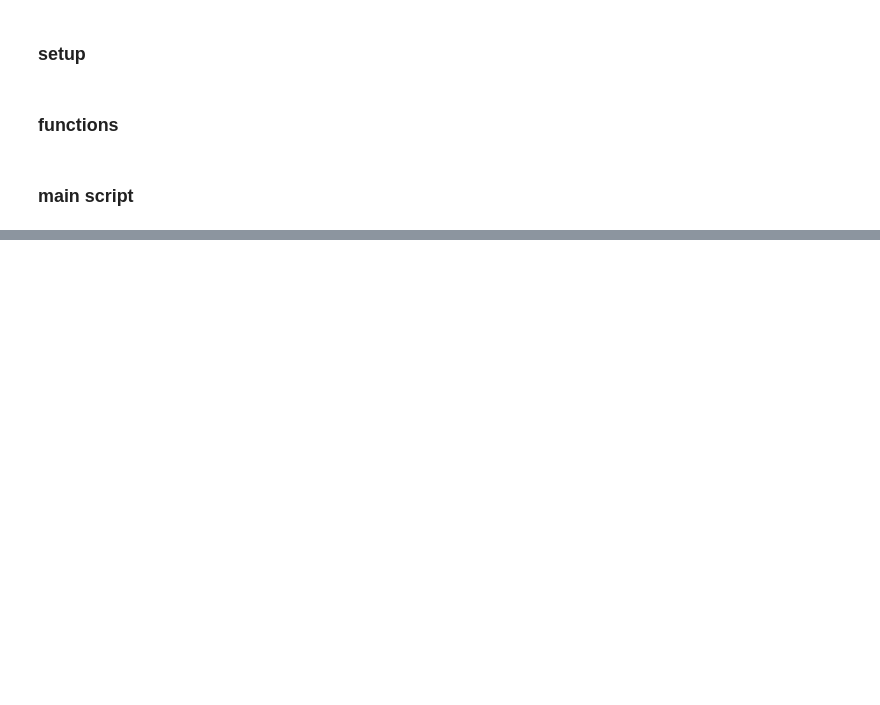
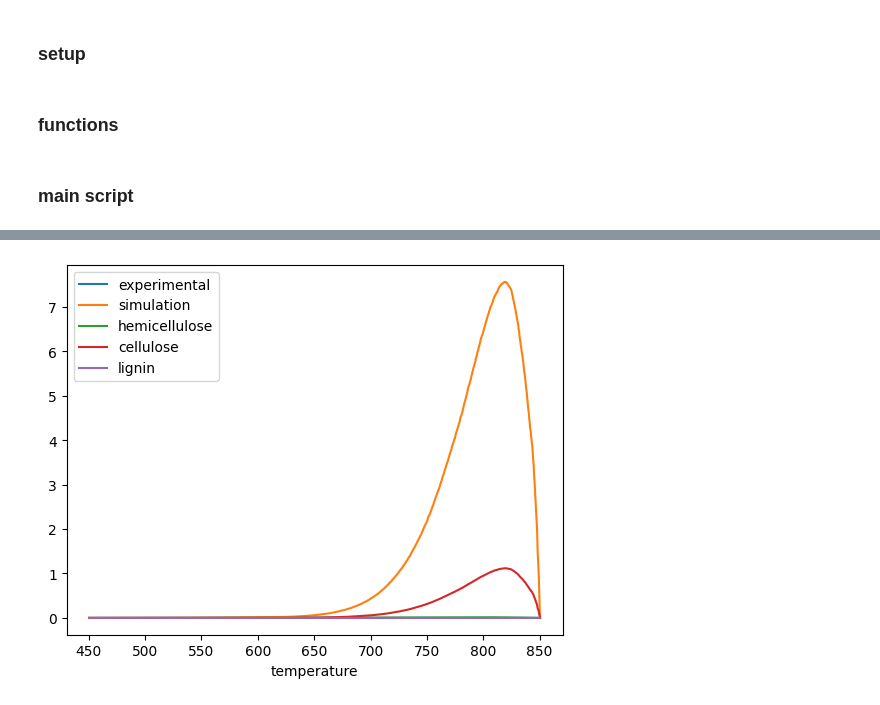
Before and after one commit to abasilio91/biomass-pyrolysis, a Jupyter notebook: main.ipynb, the cells around one changed output, grey strips where cells are left out. Drawn from its saved outputs; the diff is of its cells as text; code cells hidden in the pictures; blank space fills up the shorter version.

```diff
--- a/main.ipynb
+++ b/main.ipynb
@@ -164,0 +145,34 @@ plot_data(data, hemicellulose, cellulose, lignin)
+# %%
+data = pd.read_csv('dados\MC carpel H 5-min.csv')
+data.dtga = -1 * data.dtga
+data = data.drop('dtga_5', axis=1)
+data['conversion'] = conversion(data)
+data['theoretical_temperature'] = theorical_temperature(data)
+
+initial_mass = data.tga.iloc[0]
+final_mass = data.tga.iloc[-1]
+
+hemicellulose = [0.185, 1.02e8, 1.12e5, 1.0]
+cellulose = [0.371, 6.23e15, 2.08e5, 1.0]
+lignin = [0.444, 3.50e3, 7.26e4, 3.0]
+
+model_hemicellulose = rpi_model(hemicellulose, data)
+model_cellulose = rpi_model(cellulose, data)
+model_lignin = rpi_model(lignin, data)
+
+complete_model = (initial_mass - final_mass) * (model_hemicellulose + model_cellulose + model_lignin)
+
+data['model_hemicellulose'] = model_hemicellulose
+data['model_cellulose'] = model_cellulose
+data['model_lignin'] = model_lignin
+data['RPI_model'] = complete_model
+
+# data.plot(x='temperature',
+#           y=['dtga'],
+#           label=['experimental']);
+
+data.plot(x='temperature',
+          y=['dtga', 'RPI_model','model_hemicellulose','model_cellulose','model_lignin'],
+          label=['experimental','simulation','hemicellulose','cellulose','lignin']);
+# %% [output]
+[figure, added]
```
Also changed, not shown: parts of 8 cells of this notebook.
